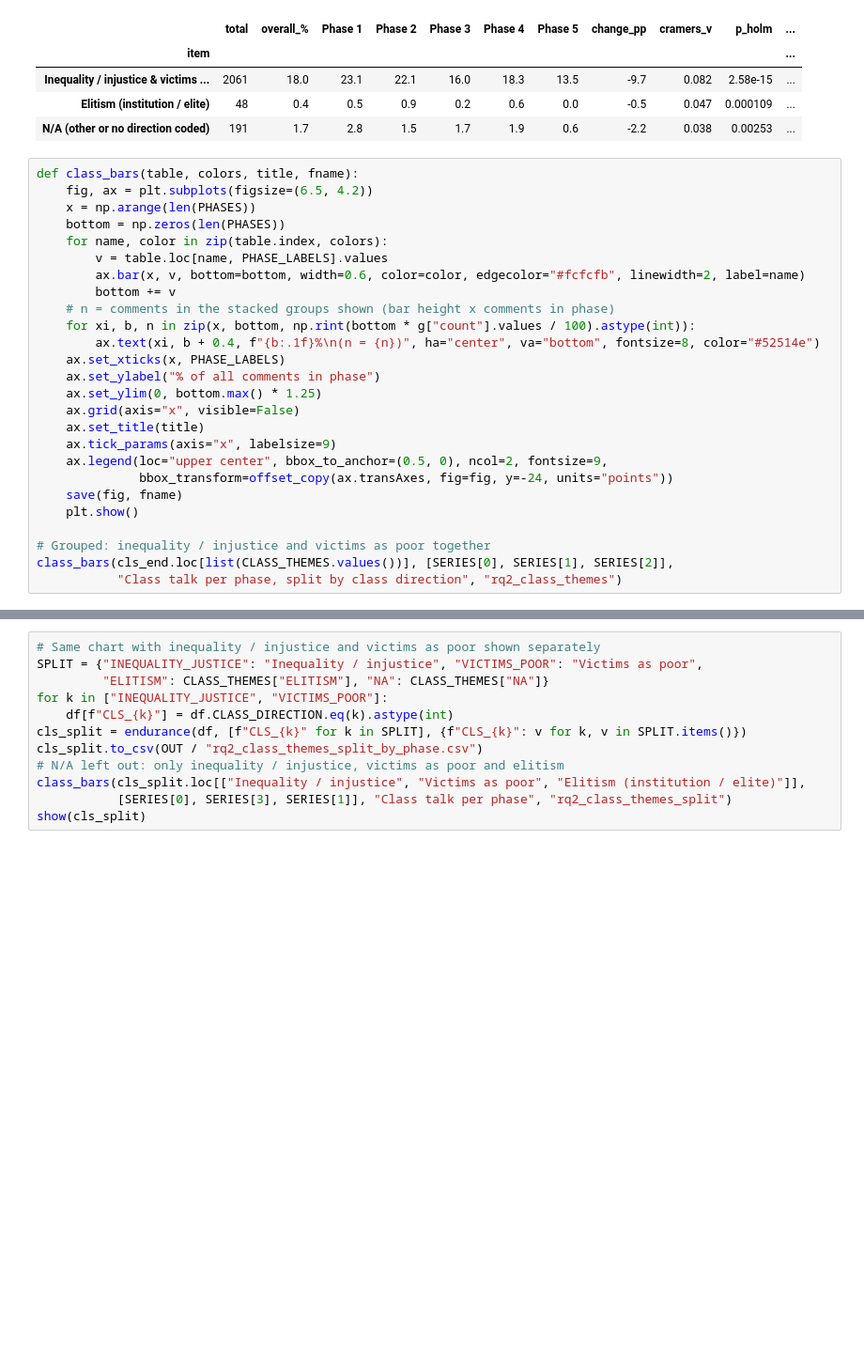
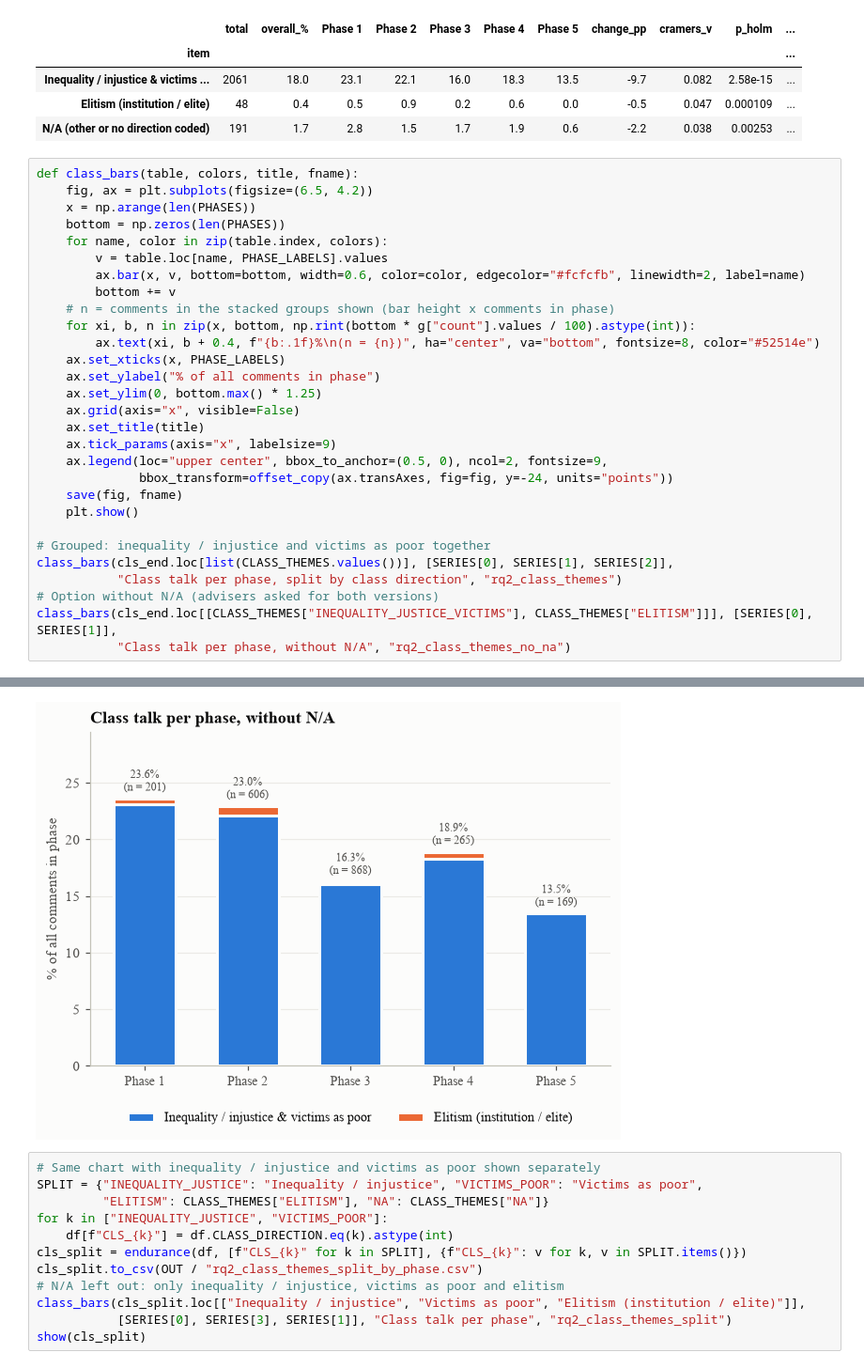
Before and after one commit to mbchavez27/crisis-management-analysis, a Jupyter notebook: 04-statistical-analysis/notebooks/03-findings.ipynb, the cells around one changed output, grey strips where cells are left out. Shown at 94% size. Drawn from its saved outputs; the diff is of its cells as text; blank space fills up the shorter version.

```diff
--- a/04-statistical-analysis/notebooks/03-findings.ipynb
+++ b/04-statistical-analysis/notebooks/03-findings.ipynb
@@ -614,31 +614,35 @@ Within class-framed comments (% per phase):
 # %%
 def class_bars(table, colors, title, fname):
     fig, ax = plt.subplots(figsize=(6.5, 4.2))
     x = np.arange(len(PHASES))
     bottom = np.zeros(len(PHASES))
     for name, color in zip(table.index, colors):
         v = table.loc[name, PHASE_LABELS].values
         ax.bar(x, v, bottom=bottom, width=0.6, color=color, edgecolor="#fcfcfb", linewidth=2, label=name)
         bottom += v
     # n = comments in the stacked groups shown (bar height x comments in phase)
     for xi, b, n in zip(x, bottom, np.rint(bottom * g["count"].values / 100).astype(int)):
         ax.text(xi, b + 0.4, f"{b:.1f}%\n(n = {n})", ha="center", va="bottom", fontsize=8, color="#52514e")
     ax.set_xticks(x, PHASE_LABELS)
     ax.set_ylabel("% of all comments in phase")
     ax.set_ylim(0, bottom.max() * 1.25)
     ax.grid(axis="x", visible=False)
     ax.set_title(title)
     ax.tick_params(axis="x", labelsize=9)
     ax.legend(loc="upper center", bbox_to_anchor=(0.5, 0), ncol=2, fontsize=9,
               bbox_transform=offset_copy(ax.transAxes, fig=fig, y=-24, units="points"))
     save(fig, fname)
     plt.show()
 
 # Grouped: inequality / injustice and victims as poor together
 class_bars(cls_end.loc[list(CLASS_THEMES.values())], [SERIES[0], SERIES[1], SERIES[2]],
            "Class talk per phase, split by class direction", "rq2_class_themes")
+# Option without N/A (advisers asked for both versions)
+class_bars(cls_end.loc[[CLASS_THEMES["INEQUALITY_JUSTICE_VICTIMS"], CLASS_THEMES["ELITISM"]]], [SERIES[0], SERIES[1]],
+           "Class talk per phase, without N/A", "rq2_class_themes_no_na")
 # %% [output]
 [figure]
+[figure, added]
 # %%
 # Same chart with inequality / injustice and victims as poor shown separately
 SPLIT = {"INEQUALITY_JUSTICE": "Inequality / injustice", "VICTIMS_POOR": "Victims as poor",
```
Also changed, not shown: parts of 4 cells of this notebook, 8 other files.
